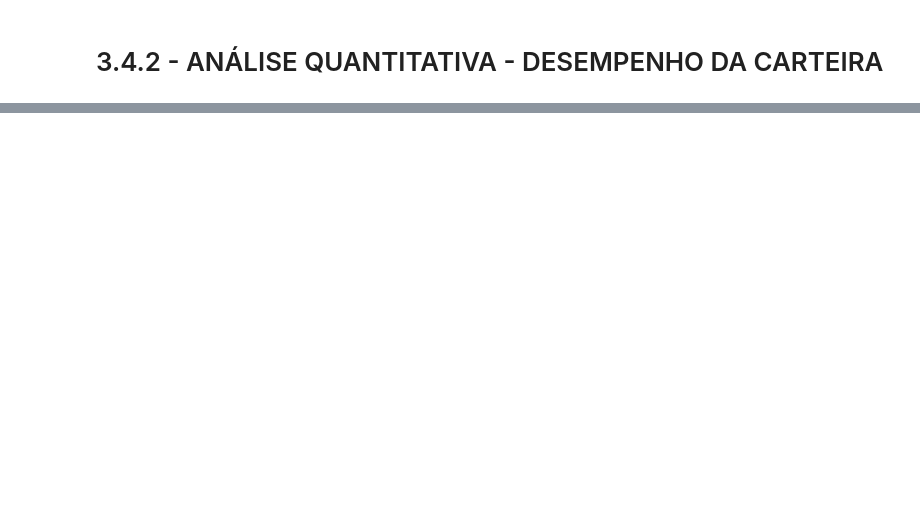
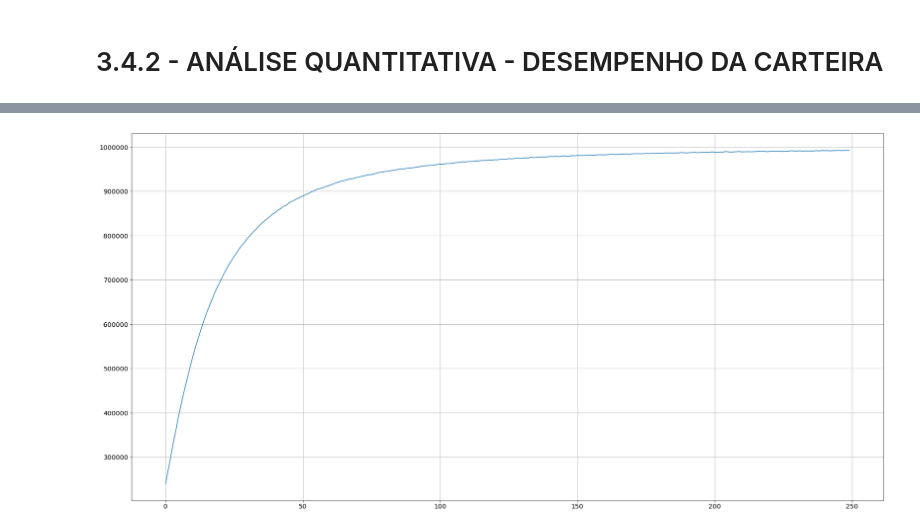
Before and after one commit to RodrigoCalderano/DOM-BOT, a Jupyter notebook: Jupyter/PandasHandler.ipynb, the cells around one changed output, grey strips where cells are left out. Cells and saved outputs as stored; diff of their text form; code cells hidden in the pictures; blank space fills up the shorter version.

```diff
--- a/Jupyter/PandasHandler.ipynb
+++ b/Jupyter/PandasHandler.ipynb
@@ -625,0 +631,6 @@ rcParams['figure.figsize'] = 30, 15
+# %%
+plt.plot(carteiras)
+plt.grid()
+rcParams['figure.figsize'] = 30, 15
+# %% [output]
+[figure, added]
```
Also changed, not shown: parts of 5 cells of this notebook.
